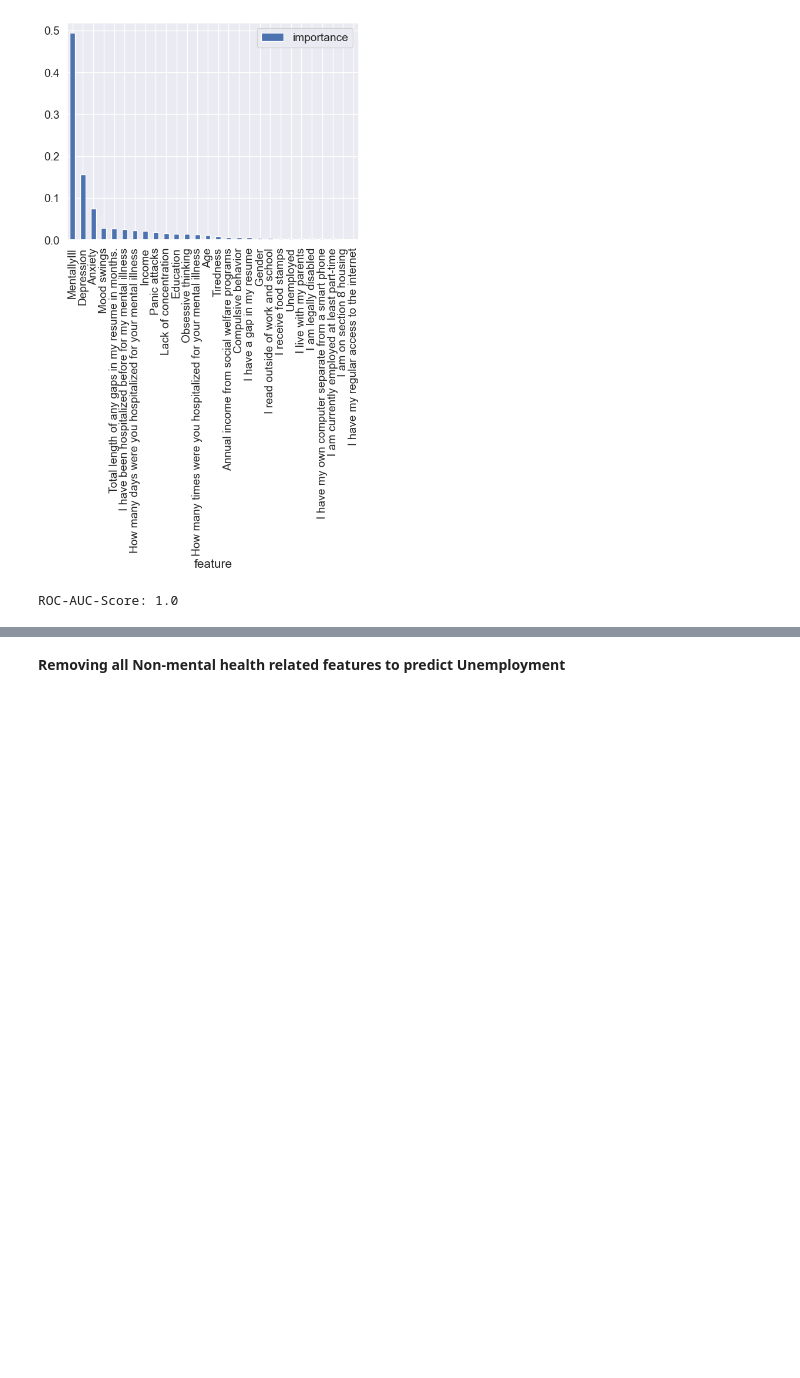
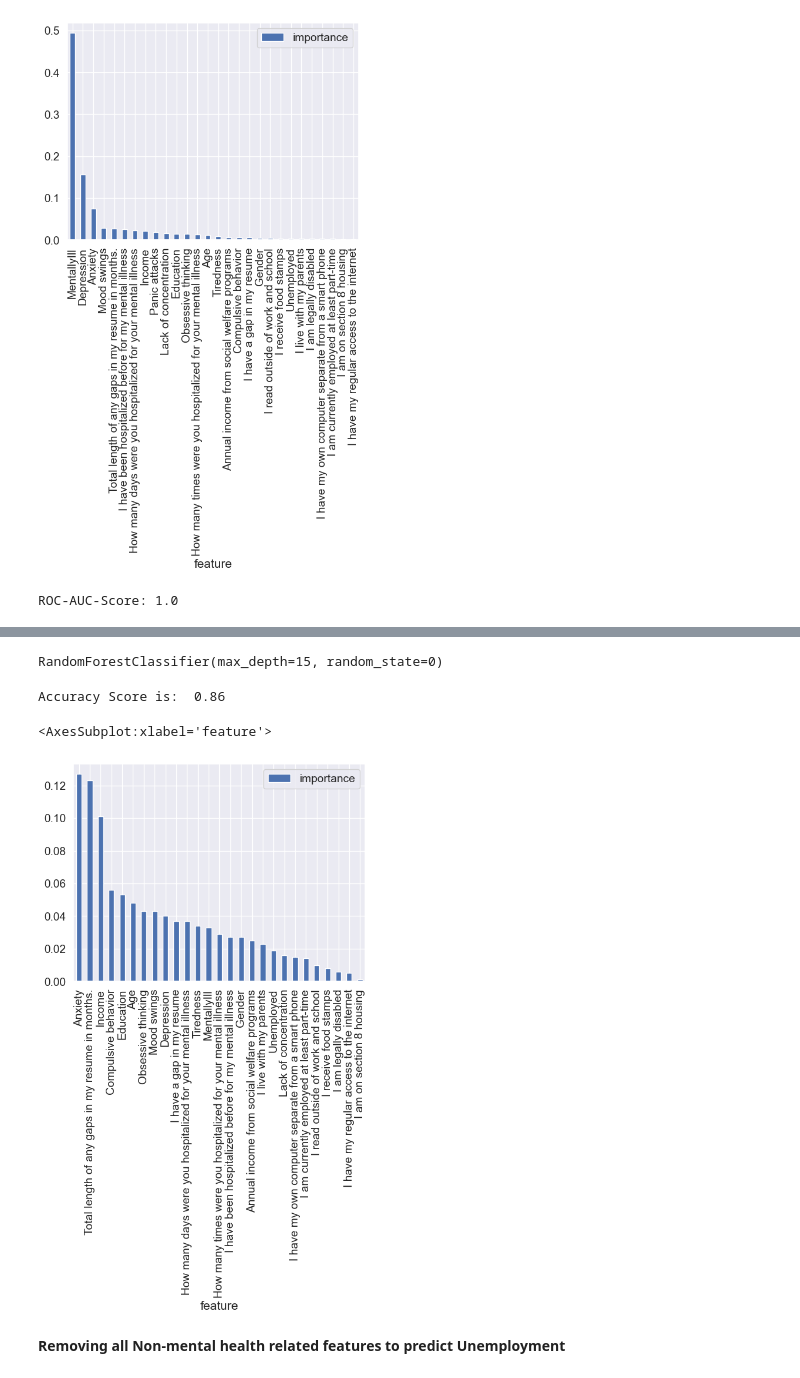
Before and after one commit to Parag-dwn/Mini-Project, a Jupyter notebook: mental-health-prediction.ipynb, the cells around one changed output, grey strips where cells are left out. Saved outputs shown, nothing was run; the diff lists cells and outputs as text; code cells hidden in the pictures; blank space fills up the shorter version.

```diff
--- a/mental-health-prediction.ipynb
+++ b/mental-health-prediction.ipynb
@@ -588,0 +615,3 @@ ROC-AUC-Score: 1.0
+# %%
+target=df2['Panic attacks']
+df2.drop(['Panic attacks'],axis=1,inplace=True)
@@ -588,0 +634,20 @@ ROC-AUC-Score: 1.0
+# %%
+X = df2
+X_train, X_test, y_train, y_test = train_test_split(X,target, test_size=0.3, random_state=0)
+forest6 = RandomForestClassifier(max_depth=15, random_state=0)
+forest6.fit(X_train, y_train)
+# %% [output]
+RandomForestClassifier(max_depth=15, random_state=0)
+# %%
+from sklearn.metrics import accuracy_score
+fo_pred=forest6.predict(X_test)
+print("Accuracy Score is: ",accuracy_score(y_test,fo_pred))
+# %% [output]
+Accuracy Score is:  0.86
+# %%
+importances = pd.DataFrame({'feature':X_train.columns,'importance':np.round(forest6.feature_importances_,3)})
+importances = importances.sort_values('importance',ascending=False).set_index('feature')
+importances.plot.bar()
+# %% [output]
+<AxesSubplot:xlabel='feature'>
+[figure, added]
```
Also changed, not shown: parts of 7 cells of this notebook, 13 other files.
